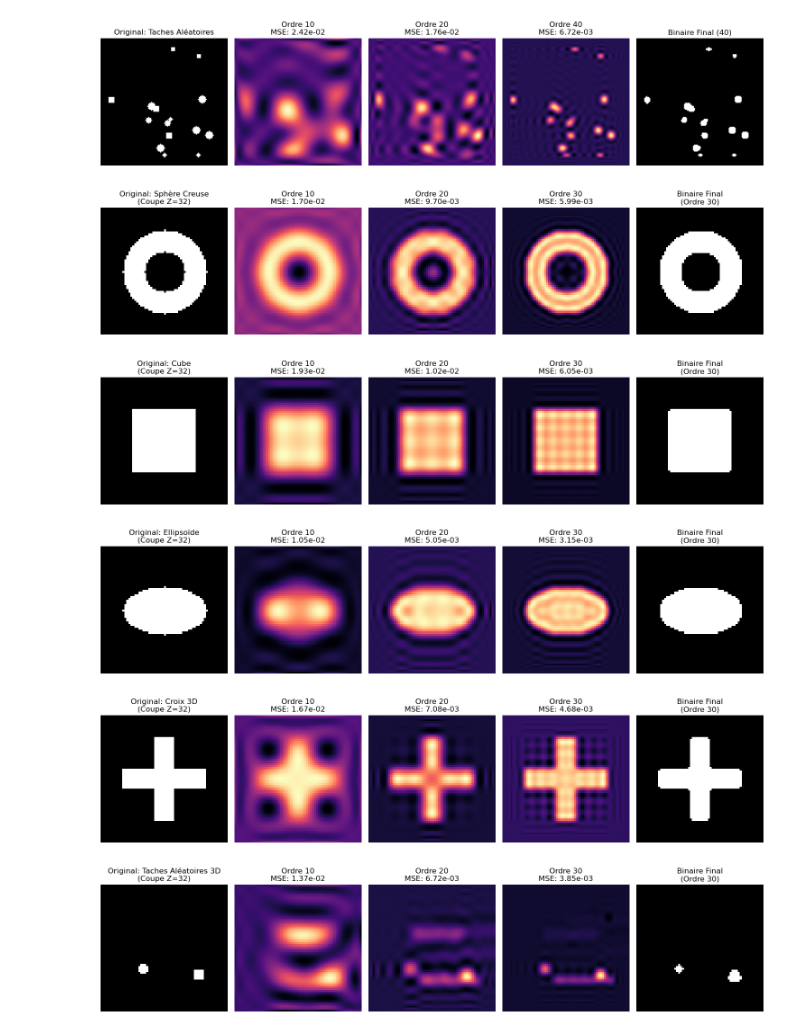
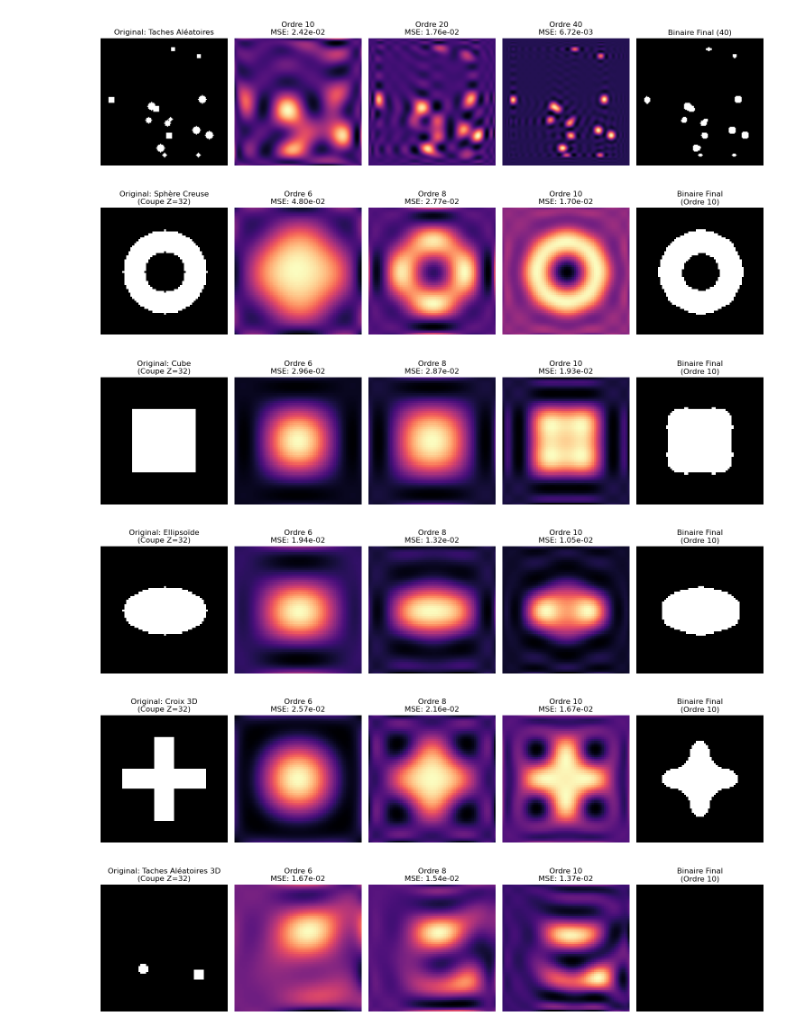
Before and after one commit to MonsOnc61/SIR-project, a Jupyter notebook: code/tchebychev_polynomial/decomposition_and_reconstruction.ipynb, the cells around one changed output. Saved outputs shown, nothing was run; the diff lists cells and outputs as text; code cells hidden in the pictures.

Commit message:
3d/2d pour lesions

```diff
--- a/code/tchebychev_polynomial/decomposition_and_reconstruction.ipynb
+++ b/code/tchebychev_polynomial/decomposition_and_reconstruction.ipynb
@@ -376,7 +376,7 @@ def generate_3d_test_shapes(size=64):
 # --- Initialisation ---
 SIZE_3D = 64 # Taille réduite pour la rapidité du test (64x64x64)
 test_volumes = generate_3d_test_shapes(SIZE_3D)
-ORDRES_3D = [10, 20, 30] # Ordres à tester pour la 3D
+ORDRES_3D = [6, 8, 10] # Ordres à tester pour la 3D
 
 for name, original_vol in test_volumes.items():
     plt.figure(figsize=(15, 4))
@@ -386,37 +386,37 @@ for name, original_vol in test_volumes.items():
     plt.subplot(1, len(ORDRES_3D) + 2, 1)
     plt.title(f"Original: {name}\n(Coupe Z={mid})")
     plt.imshow(original_vol[mid, :, :], cmap='gray')
     plt.axis('off')
 
     # 2. Test de différents ordres
     recon_vol = None
     for i, current_order in enumerate(ORDRES_3D):
         # Utilisation de VOS fonctions 3D stables
         moments = decompose_3d(original_vol, current_order)
         recon_vol = reconstruct_3d(moments, original_vol.shape)
 
         # Calcul de l'erreur sur tout le volume
         mse_3d = np.mean((original_vol - recon_vol)**2)
 
         plt.subplot(1, len(ORDRES_3D) + 2, i + 2)
         plt.title(f"Ordre {current_order}\nMSE: {mse_3d:.2e}")
         plt.imshow(recon_vol[mid, :, :], cmap='magma')
         plt.axis('off')
 
     # 3. Masque binaire final (Seuillage 0.5)
     mask_bin = (recon_vol[mid, :, :] > 0.5).astype(np.uint8)
     plt.subplot(1, len(ORDRES_A_TESTER) + 2, len(ORDRES_3D) + 2)
     plt.title(f"Binaire Final\n(Ordre {ORDRES_3D[-1]})")
     plt.imshow(mask_bin, cmap='gray')
     plt.axis('off')
 
     plt.tight_layout()
     plt.show()
 # %% [output]
-[figure, old version]
+[figure, new version]
-[figure, old version]
+[figure, new version]
-[figure, old version]
+[figure, new version]
-[figure, old version]
+[figure, new version]
-[figure, old version]
+[figure, new version]
 # %%
 # Augmentation de l'ordre pour plus de détails
```
Also changed, not shown: parts of 2 cells of this notebook, 4 other files.
